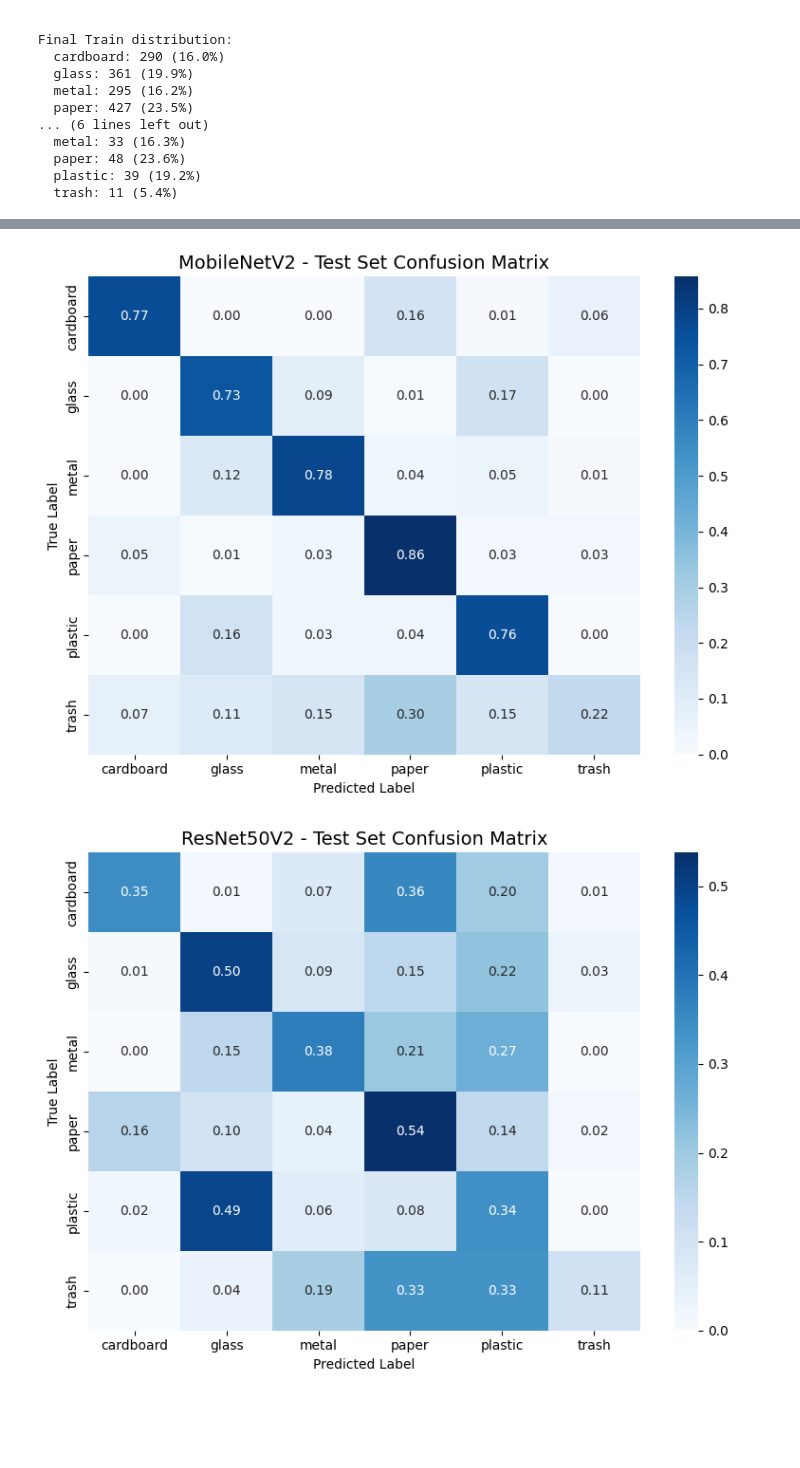
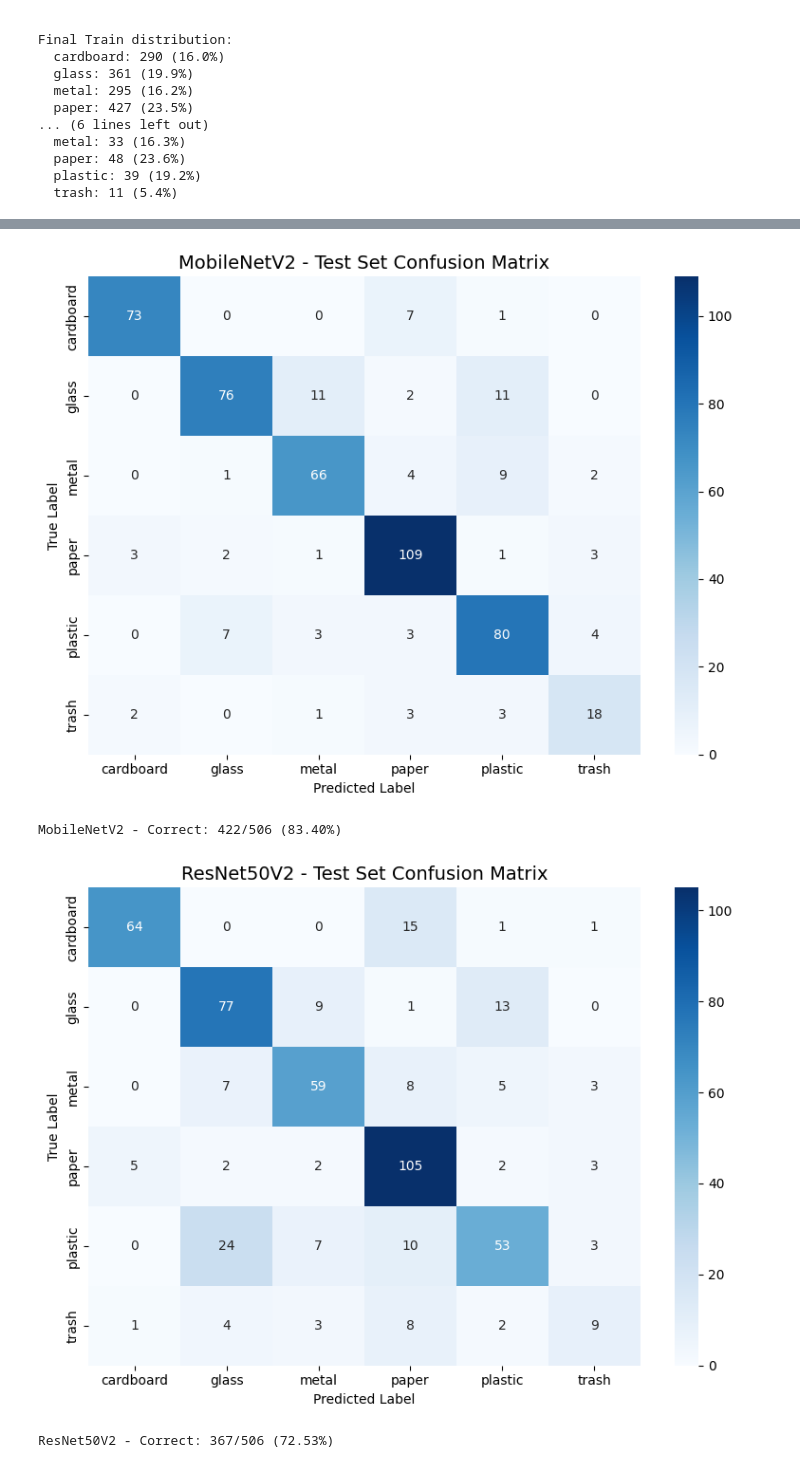
Before and after one commit to SiyabongaDunn/WASTE-CLASSIFICATION-SYSTEM, a Jupyter notebook: notebooks/Full_Pipeline.ipynb, the cells around one changed output, grey strips where cells are left out. Drawn from its saved outputs; the diff is of its cells as text; code cells hidden in the pictures; blank space fills up the shorter version.

```diff
--- a/notebooks/Full_Pipeline.ipynb
+++ b/notebooks/Full_Pipeline.ipynb
@@ -175,7 +175,7 @@ print("="*60)
 
 from tensorflow.keras import layers
 
-def build_mobilenetv2(num_classes=6, learning_rate=1e-4, weight_decay=0.0001):
+def build_mobilenetv2(num_classes=6, learning_rate=1e-3, weight_decay=0.0001):
     base = tf.keras.applications.MobileNetV2(
         input_shape=(IMG_SIZE, IMG_SIZE, 3),
         include_top=False,
@@ -198,7 +198,7 @@ def build_mobilenetv2(num_classes=6, learning_rate=1e-4, weight_decay=0.0001):
     )
     return model
 
-def build_resnet50v2(num_classes=6, learning_rate=0.001, weight_decay=0.0001):
+def build_resnet50v2(num_classes=6, learning_rate=1e-3, weight_decay=0.0001):
     base = tf.keras.applications.ResNet50V2(
         input_shape=(IMG_SIZE, IMG_SIZE, 3),
         include_top=False,
@@ -717,7 +717,7 @@ print("PHASE 2: FINAL TRAINING - MobileNetV2")
 print("="*60)
 
 MOBILENET_CONFIG = {
-    'learning_rate': 1e-4,
+    'learning_rate': 1e-3,
     'batch_size': 32,
     'weight_decay': 0.0001
 }
@@ -793,7 +793,7 @@ print("PHASE 2: FINAL TRAINING - ResNet50V2")
 print("="*60)
 
 RESNET_CONFIG = {
-    'learning_rate': 0.001,
+    'learning_rate': 1e-3,
     'batch_size': 32,
     'weight_decay': 0.0001
 }
@@ -1072,28 +1072,37 @@ ViT (50% Unfreeze)   0.9034   0.9229
 # %%
 print("\n" + "="*60)
 print("CONFUSION MATRICES - ALL MODELS")
 print("="*60)
 
 def plot_confusion_matrix(y_true, y_pred, model_name):
     cm = confusion_matrix(y_true, y_pred)
-    cm_norm = cm.astype('float') / cm.sum(axis=1)[:, np.newaxis]
 
     plt.figure(figsize=(8, 6))
-    sns.heatmap(cm_norm, annot=True, fmt='.2f', cmap='Blues',
+    sns.heatmap(cm, annot=True, fmt='d', cmap='Blues',
                 xticklabels=class_names, yticklabels=class_names)
     plt.title(f'{model_name} - Test Set Confusion Matrix', fontsize=14)
     plt.ylabel('True Label')
     plt.xlabel('Predicted Label')
     plt.tight_layout()
     plt.savefig(f'{model_name.lower()}_confusion_matrix.png', dpi=300, bbox_inches='tight')
     plt.show()
 
-plot_confusion_matrix(mobilenet_test['y_true'], mobilenet_test['y_pred'], "MobileNetV2")
-plot_confusion_matrix(resnet_test['y_true'], resnet_test['y_pred'], "ResNet50V2")
-plot_confusion_matrix(vit_test['y_true'], vit_test['y_pred'], "ViT_50percent")
+    # Print summary statistics
+    total = np.sum(cm)
+    correct = np.trace(cm)
+    accuracy = correct / total
+    print(f"\n{model_name} - Correct: {correct}/{total} ({accuracy:.2%})")
+
+    return cm
+
+mobilenet_cm = plot_confusion_matrix(mobilenet_test['y_true'], mobilenet_test['y_pred'], "MobileNetV2")
+resnet_cm = plot_confusion_matrix(resnet_test['y_true'], resnet_test['y_pred'], "ResNet50V2")
+vit_cm = plot_confusion_matrix(vit_test['y_true'], vit_test['y_pred'], "ViT_50percent")
 # %% [output]
 ============================================================
 CONFUSION MATRICES - ALL MODELS
 ============================================================
-[figure, old version]
+[figure, new version]
+MobileNetV2 - Correct: 422/506 (83.40%)
-[figure, old version]
+[figure, new version]
+ResNet50V2 - Correct: 367/506 (72.53%)
```
Also changed, not shown: parts of 8 cells of this notebook.
